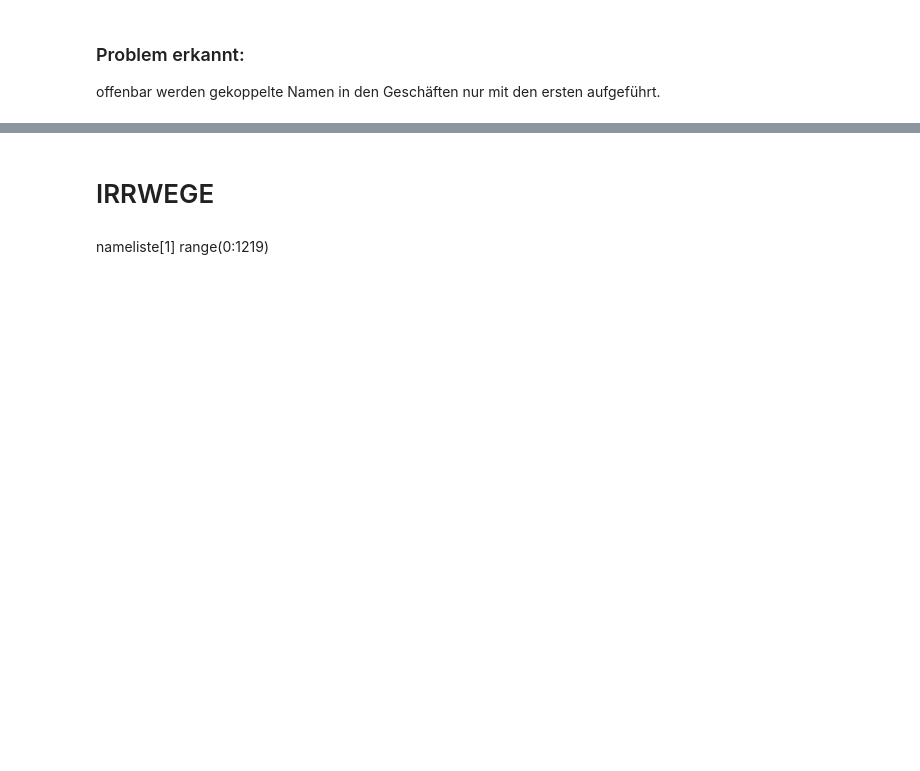
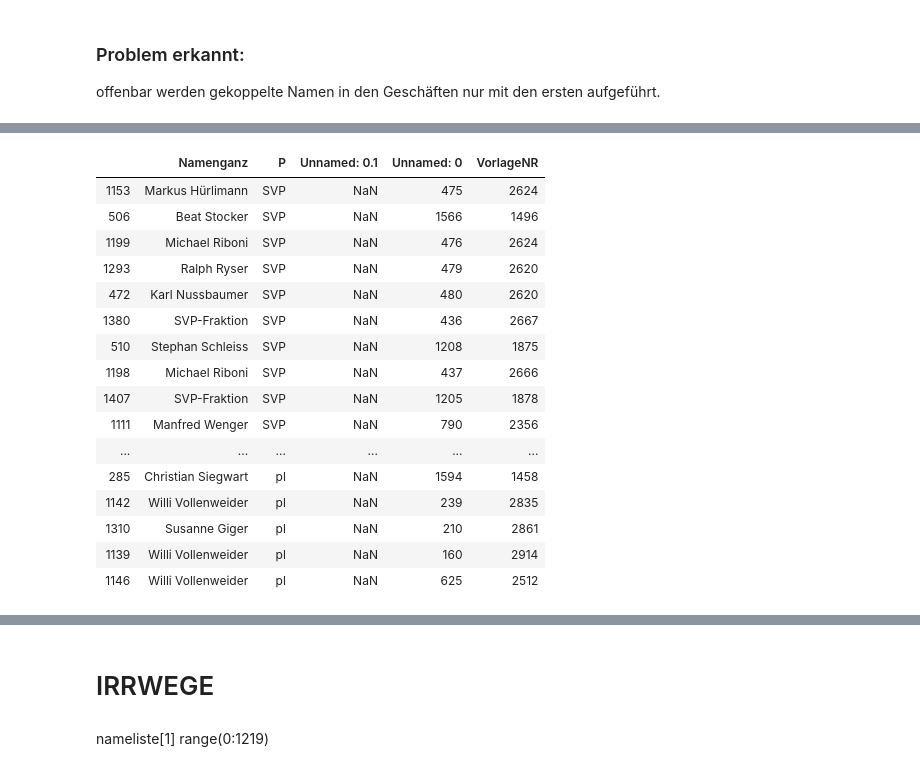
Before and after one commit to ZoeGwerder/cas-ddj, a Jupyter notebook: Projekt Kantonsrat/02 Namen aus Geschäftsnamen rausziehen mit Split.ipynb, the cells around one changed output, grey strips where cells are left out. Drawn from its saved outputs; the diff is of its cells as text; code cells hidden in the pictures; blank space fills up the shorter version.

```diff
--- a/Projekt Kantonsrat/02 Namen aus Geschäftsnamen rausziehen mit Split.ipynb
+++ b/Projekt Kantonsrat/02 Namen aus Geschäftsnamen rausziehen mit Split.ipynb
@@ -188,3 +186,24 @@ df_alles.tail(80)#Wieso haben die Kantonsräte noch keine Partei. Nachschauen im
+# %%
+df_alles.sort_values("P").tail(41)# So, es sind noch einige wenige, die offenbar fehlerhaft sind
+# Da es nur noch einzelne Positionen betrifft, finde ich es so jetzt ok.
+# %% [output]
+|  | Namenganz | P | Unnamed: 0.1 | Unnamed: 0 | VorlageNR |
+| 1153 | Markus Hürlimann | SVP | NaN | 475 | 2624 |
+| 506 | Beat Stocker | SVP | NaN | 1566 | 1496 |
+| 1199 | Michael Riboni | SVP | NaN | 476 | 2624 |
+| 1293 | Ralph Ryser | SVP | NaN | 479 | 2620 |
+| 472 | Karl Nussbaumer | SVP | NaN | 480 | 2620 |
+| 1380 | SVP-Fraktion | SVP | NaN | 436 | 2667 |
+| 510 | Stephan Schleiss | SVP | NaN | 1208 | 1875 |
+| 1198 | Michael Riboni | SVP | NaN | 437 | 2666 |
+| 1407 | SVP-Fraktion | SVP | NaN | 1205 | 1878 |
+| 1111 | Manfred Wenger | SVP | NaN | 790 | 2356 |
+| ... | ... | ... | ... | ... | ... |
+| 285 | Christian Siegwart | pl | NaN | 1594 | 1458 |
+| 1142 | Willi Vollenweider | pl | NaN | 239 | 2835 |
+| 1310 | Susanne Giger | pl | NaN | 210 | 2861 |
+| 1139 | Willi Vollenweider | pl | NaN | 160 | 2914 |
+| 1146 | Willi Vollenweider | pl | NaN | 625 | 2512 |
 # %%
 df_alles.set_index("Unnamed: 0")
 # %% [output]
```
Also changed, not shown: parts of 20 cells of this notebook, 8 other files.
